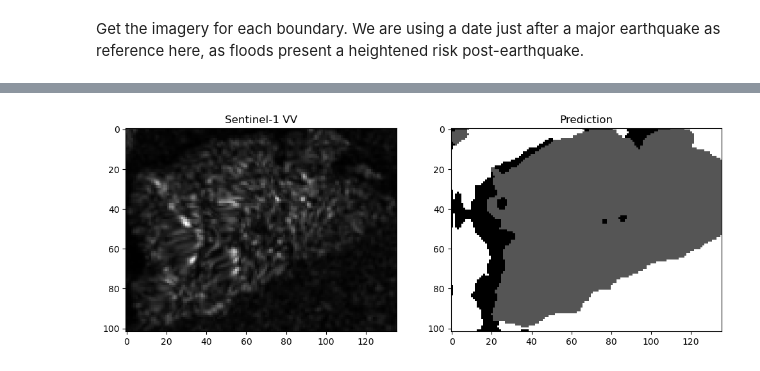
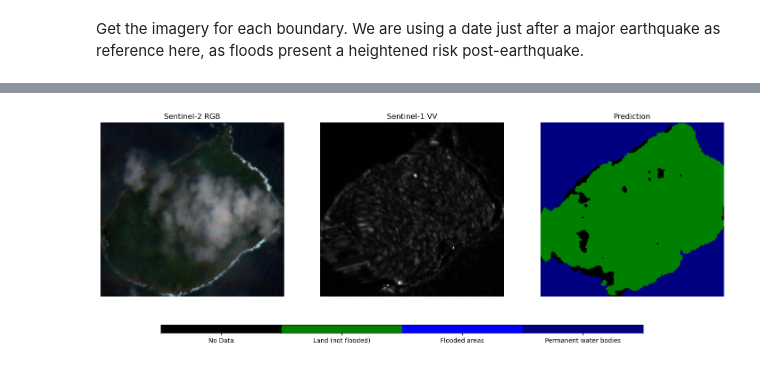
Before and after one commit to Vanuatu-National-Statistics-Office/climate-change-natural-disasters, a Jupyter notebook: book/Lesson_1C.ipynb, the cells around one changed output, grey strips where cells are left out. Cells and saved outputs as stored; diff of their text form; code cells hidden in the pictures.

```diff
--- a/book/Lesson_1C.ipynb
+++ b/book/Lesson_1C.ipynb
@@ -738,7 +755,7 @@ def fetch_s1_rtc_for_date_inference(bounds, date):
     date = datetime.strptime(date, "%Y-%m-%d")  # Convert to datetime object
 
     start_date = date.strftime("%Y-%m-%d")
-    end_date = (date + timedelta(days=10)).strftime("%Y-%m-%d")
+    end_date = (date + timedelta(days=15)).strftime("%Y-%m-%d")
 
     search = catalog.search(
         collections=["sentinel-1-rtc"],
@@ -759,16 +805,18 @@ def fetch_s1_rtc_for_date_inference(bounds, date):
 # %% [markdown]
 Get the imagery for each boundary. We are using a date just after a major earthquake as reference here, as floods present a heightened risk post-earthquake.
 # %%
-vanuatu_s1_imagery = []
+vanuatu_imagery = []
 
-for idx, row in admin_boundaries_gdf.head(5).iterrows():
+for idx, row in admin_boundaries_gdf.head(20).iterrows():
     polygon = row.geometry
-    bbox = polygon.bounds  # (minx, miny, maxx, maxy)
+    bbox = polygon.bounds
     event_date = '20/12/2024'
     formatted_date = datetime.strptime(event_date, "%d/%m/%Y").strftime("%Y-%m-%d")
+
     s1_data = fetch_s1_rtc_for_date_inference(bounds=list(bbox), date=formatted_date)
-    if s1_data:
-        vanuatu_s1_imagery.append([s1_data])
-        admin_name = row.iname
-        print("added ", admin_name)
+    s2_data = fetch_s2_rgb_for_date(bounds=list(bbox), date=formatted_date)
+
+    if s1_data and s2_data:
+        vanuatu_imagery.append([s1_data, s2_data])
+        print("Added:", row.iname)
 # %% [output]
@@ -798,25 +846,62 @@ vanuatu_s1_imagery
 # %%
-region_idx = 1  # Choose a region by index to visualize
-vv = vanuatu_s1_imagery[region_idx][0]["vv"].values
-vv = (vv - np.min(vv)) / (np.max(vv) - np.min(vv))
-img = torch.as_tensor(vanuatu_s1_imagery[region_idx][0].to_array().values, device='cpu').unsqueeze(0)
+region_idx = 15 #10
+s1_data, s2_data = vanuatu_imagery[region_idx]
+
+# Normalize VV
+vv = s1_data["vv"].values
+vv = (vv - vv.min()) / (vv.max() - vv.min())
+
+# Normalize RGB
+rgb = np.stack([s2_data["red"], s2_data["green"], s2_data["blue"]], axis=-1) #.values
+rgb = (rgb - rgb.min()) / (rgb.max() - rgb.min())  # Normalize to 0–1
+
+# Model prediction
+img = torch.as_tensor(s1_data.to_array().values, device='cpu').unsqueeze(0)
 output = model(img)
-prediction = torch.softmax(output, dim=1).squeeze(0)  # Softmax across channels
-prediction = torch.argmax(prediction, dim=0).cpu().numpy()  # Get class labels
-# Ensure prediction matches vv shape
+prediction = torch.softmax(output, dim=1).squeeze(0)
+prediction = torch.argmax(prediction, dim=0).cpu().numpy()
+
+# Resize prediction to match vv
 if prediction.shape != vv.shape:
     prediction = resize(
         prediction, vv.shape, order=0, preserve_range=True, anti_aliasing=False
     ).astype(np.uint8)
 
-fig, axes = plt.subplots(1, 2, figsize=(12, 6))
+# Define discrete colormap
+cmap = mcolors.ListedColormap(["black", "green", "blue", "navy"])  # Colors for classes 0-3
+bounds = [0, 1, 2, 3, 4]  # Boundaries between color levels
+norm = mcolors.BoundaryNorm(bounds, cmap.N)
 
-axes[0].imshow(vv, cmap="gray")  # VV band
-axes[0].set_title("Sentinel-1 VV")
+# Plot
+fig, axes = plt.subplots(1, 3, figsize=(18, 6))
 
-axes[1].imshow(prediction.squeeze(), cmap="gray")
-axes[1].set_title("Prediction")
+# Sentinel-2 RGB
+axes[0].imshow(rgb)
+axes[0].set_title("Sentinel-2 RGB")
+
+# Sentinel-1 VV
+axes[1].imshow(vv, cmap="gray")
+axes[1].set_title("Sentinel-1 VV")
+
+# Prediction with colormap
+im = axes[2].imshow(prediction, cmap=cmap, norm=norm)
+axes[2].set_title("Prediction")
+
+# Adjust layout to make space for the legend
+fig.subplots_adjust(bottom=0.2)
+
+# Create a separate axis for the colorbar below the plots
+cbar_ax = fig.add_axes([0.2, 0.08, 0.6, 0.03])  # [left, bottom, width, height]
+cbar = fig.colorbar(im, cax=cbar_ax, orientation="horizontal")
+
+# Fix the tick positions to be at class centers
+tick_positions = [0.5, 1.5, 2.5, 3.5]  # Midpoints of the class ranges
+cbar.set_ticks(tick_positions)
+cbar.set_ticklabels([class_labels[i] for i in range(4)])
+
+for ax in axes:
+    ax.axis("off")
 
 plt.show()
 # %% [output]
-[figure, old version]
+[figure, new version]
```
Also changed, not shown: parts of 20 cells of this notebook.
